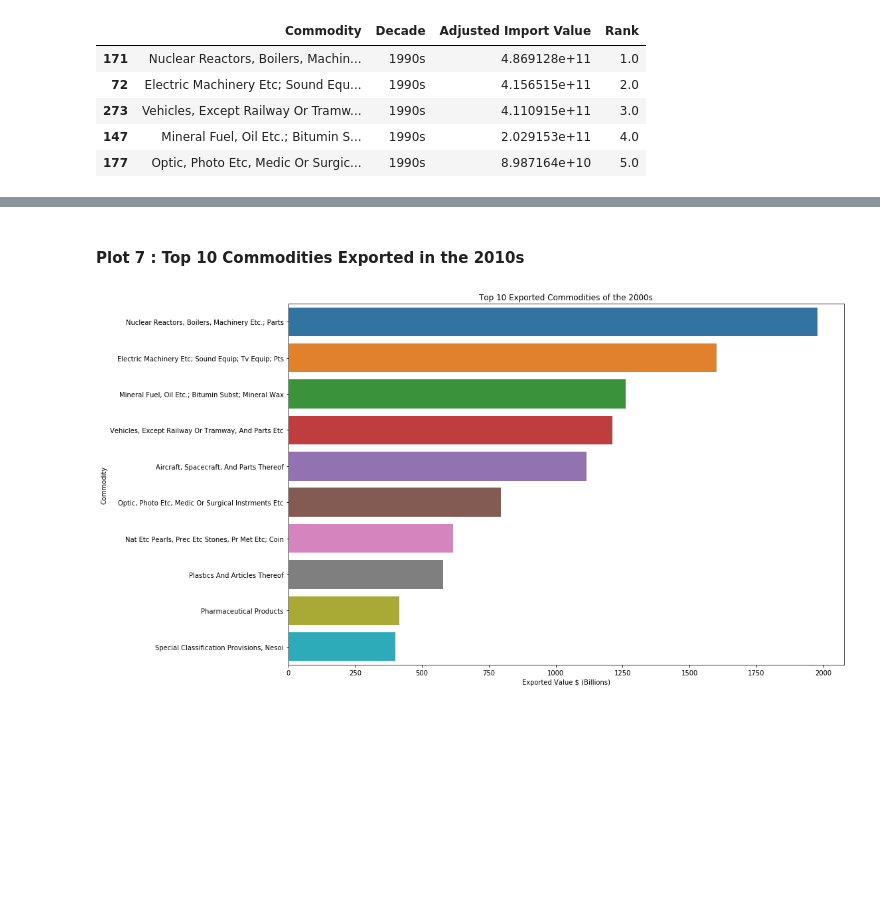
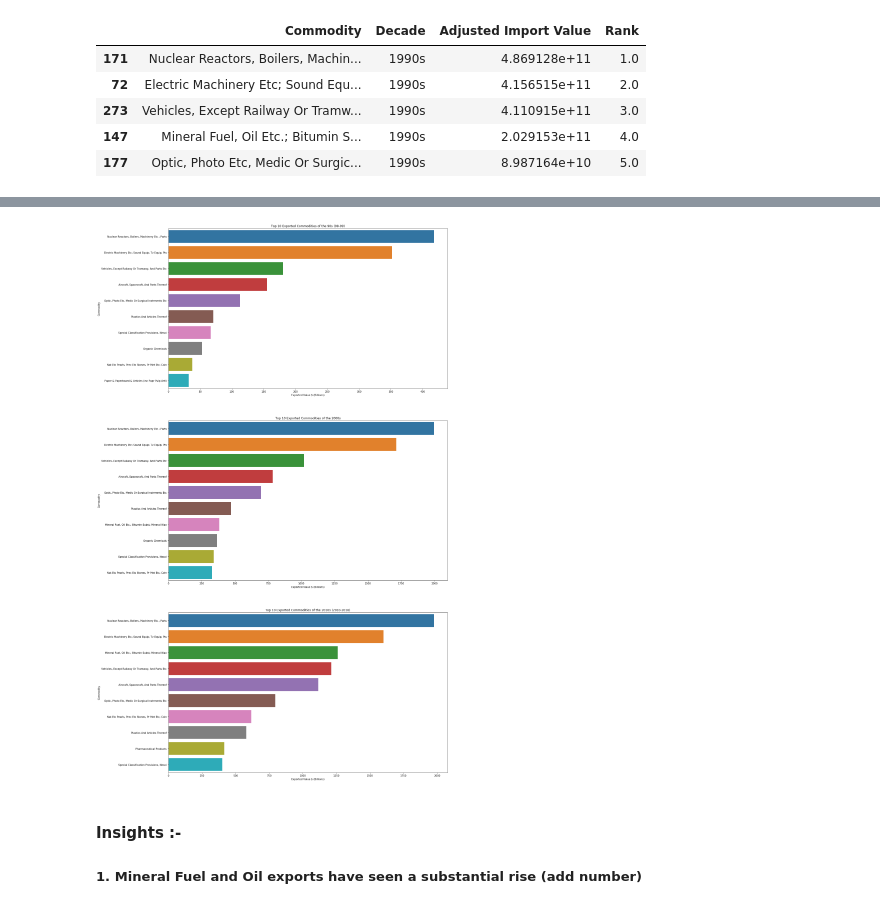
Before and after one commit to VallabhReddy/US-Trade-Analysis, a Jupyter notebook: Notebooks/US Trade Analysis.ipynb, the cells around one changed output, grey strips where cells are left out. Cells and saved outputs as stored; diff of their text form; code cells hidden in the pictures; blank space fills up the shorter version.

```diff
--- a/Notebooks/US Trade Analysis.ipynb
+++ b/Notebooks/US Trade Analysis.ipynb
@@ -449,9 +422,21 @@ chart6.set_xlabel('Imported Value $ (Billions)');
-# %% [markdown]
-#### Plot 7 : Top 10 Commodities Exported in the 2010s
-# %%
-plt.figure(figsize=(15,10))
-chart7 = sns.barplot( y = 'Commodity' , x= 'Adjusted Export Value', data = exports_commodity_decade.loc[exports_commodity_decade['Decade']=='2010s']);
-chart7.set_title('Top 10 Exported Commodities of the 2000s')
-chart7.set_xlabel('Exported Value $ (Billions)');
-# %% [output]
-[figure, removed]
+# %%
+fig, ax = plt.subplots(3, figsize = (20, 40))
+
+
+chart4 = sns.barplot( y = 'Commodity' , x = 'Adjusted Export Value', data = exports_commodity_decade.loc[exports_commodity_decade['Decade']=='1990s'], ax = ax[0]);
+chart4.set_title('Top 10 Exported Commodities of the 90s (98-99)')
+chart4.set_xlabel('Exported Value $ (Billions)');
+
+
+chart5 = sns.barplot( y = 'Commodity' , x= 'Adjusted Export Value', data = exports_commodity_decade.loc[exports_commodity_decade['Decade']=='2000s'], ax = ax[1]);
+chart5.set_title('Top 10 Exported Commodities of the 2000s')
+chart5.set_xlabel('Exported Value $ (Billions)');
+
+chart7 = sns.barplot( y = 'Commodity' , x= 'Adjusted Export Value', data = exports_commodity_decade.loc[exports_commodity_decade['Decade']=='2010s'], ax = ax[2]);
+chart7.set_title('Top 10 Exported Commodities of the 2010s (2010-2018)')
+chart7.set_xlabel('Exported Value $ (Billions)');
+# %% [output]
+[figure, added]
+# %% [markdown]
+#### Insights :-
+##### 1. Mineral Fuel and Oil exports have seen a substantial rise (add number)
```
Also changed, not shown: parts of 13 cells of this notebook.
